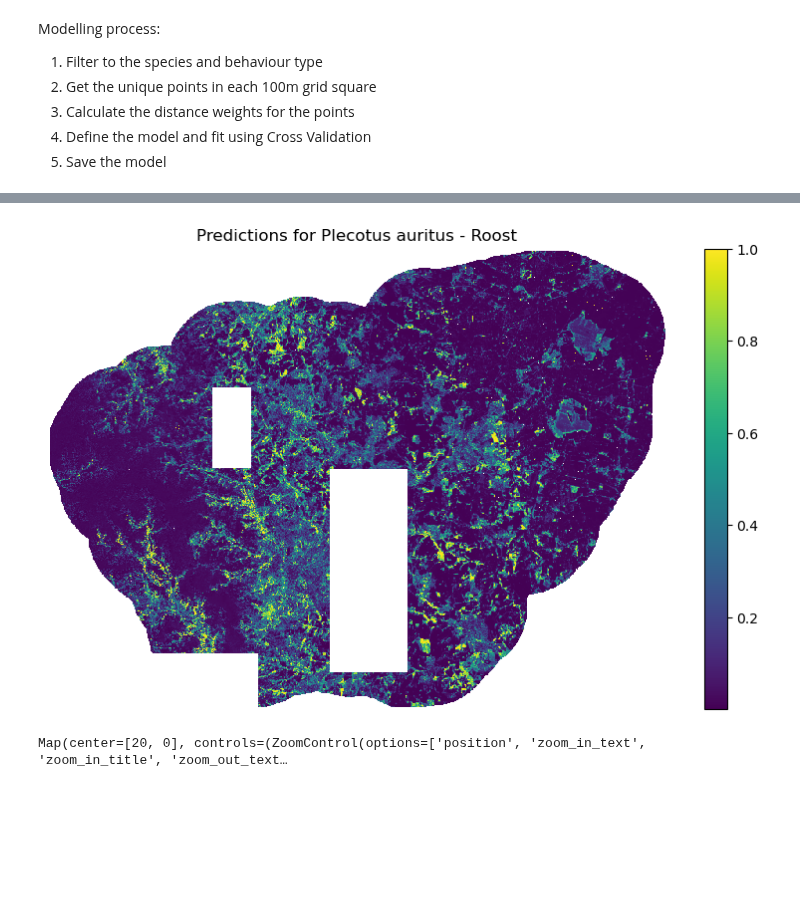
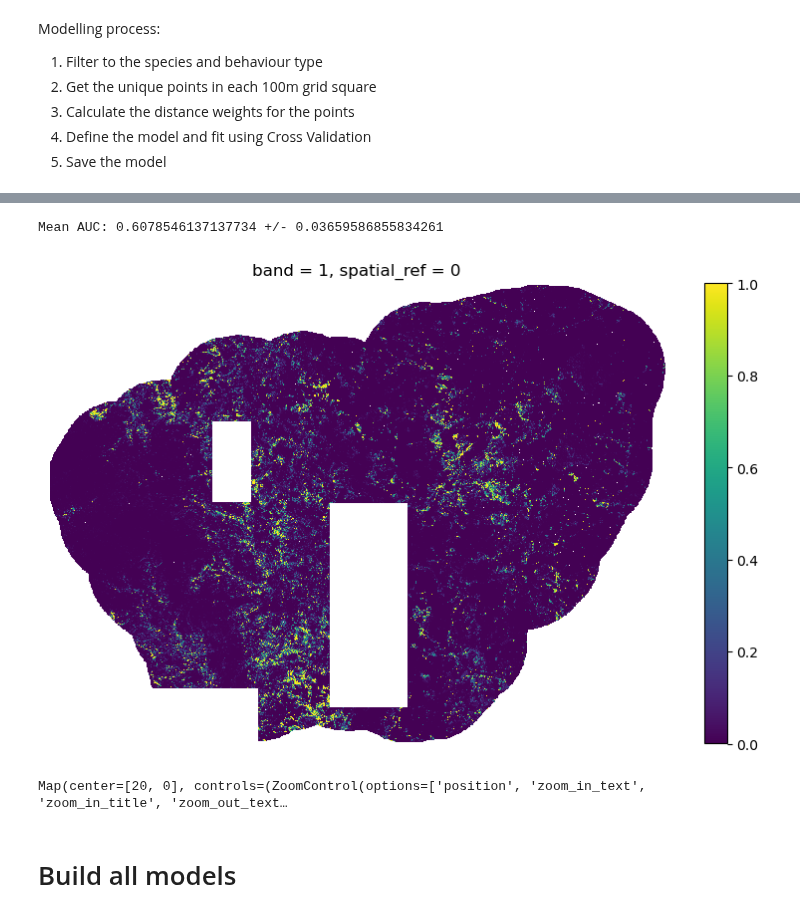
Before and after one commit to MatthewJWhittle/shefflied-bats, a Jupyter notebook: modelling/maxent-modelling.ipynb, the cells around one changed output, grey strips where cells are left out. Cells and saved outputs as stored; diff of their text form; code cells hidden in the pictures; blank space fills up the shorter version.

Commit message:
model training series

```diff
--- a/modelling/maxent-modelling.ipynb
+++ b/modelling/maxent-modelling.ipynb
@@ -363,3 +268,25 @@ auc_scores
+# %%
+import numpy as np
+presence = filter_bats(bats_ant, latin_name = "Plecotus auritus", activity_type = "Foraging")
+
+occurrence = prepare_occurence_data(
+    presence,
+    background,
+    grid_points,
+    input_vars = ev_columns,
+
+)
+
+models, scores = cv_maxent(
+    model = maxent_model(),
+    occurrence = occurrence
+)
+
+mean_score = np.mean(scores)
+std_score = np.std(scores)
+print(f"Mean AUC: {mean_score} +/- {std_score}")
+# %% [output]
+Mean AUC: 0.6078546137137734 +/- 0.03659586855834261
 # %%
 # Male some predictions
 path_predict = Path("data/sdm_predictions/temp/test.tif")
@@ -370,15 +297,15 @@ ela.apply_model_to_rasters(
 
 )
 # %%
+import matplotlib.pyplot as plt
 predictions = rxr.open_rasterio(path_predict)
 # plot
 fig, ax = plt.subplots(figsize=(10, 6))
 predictions.plot(ax=ax, cmap="viridis")
 ax.set_axis_off()
-ax.set_title(f"Predictions for {latin_name} - {activity}")
 plt.show()
 # %% [output]
-[figure, old version]
+[figure, new version]
 # %%
 # Make a leafmap
 import leafmap
@@ -389,3 +316,5 @@ m.add_gdf(presence, layer_name = "Presence")
 m
 # %% [output]
 Map(center=[20, 0], controls=(ZoomControl(options=['position', 'zoom_in_text', 'zoom_in_title', 'zoom_out_text…
+# %% [markdown]
+# Build all models
```
Also changed, not shown: parts of 23 cells of this notebook, 1 other file.
